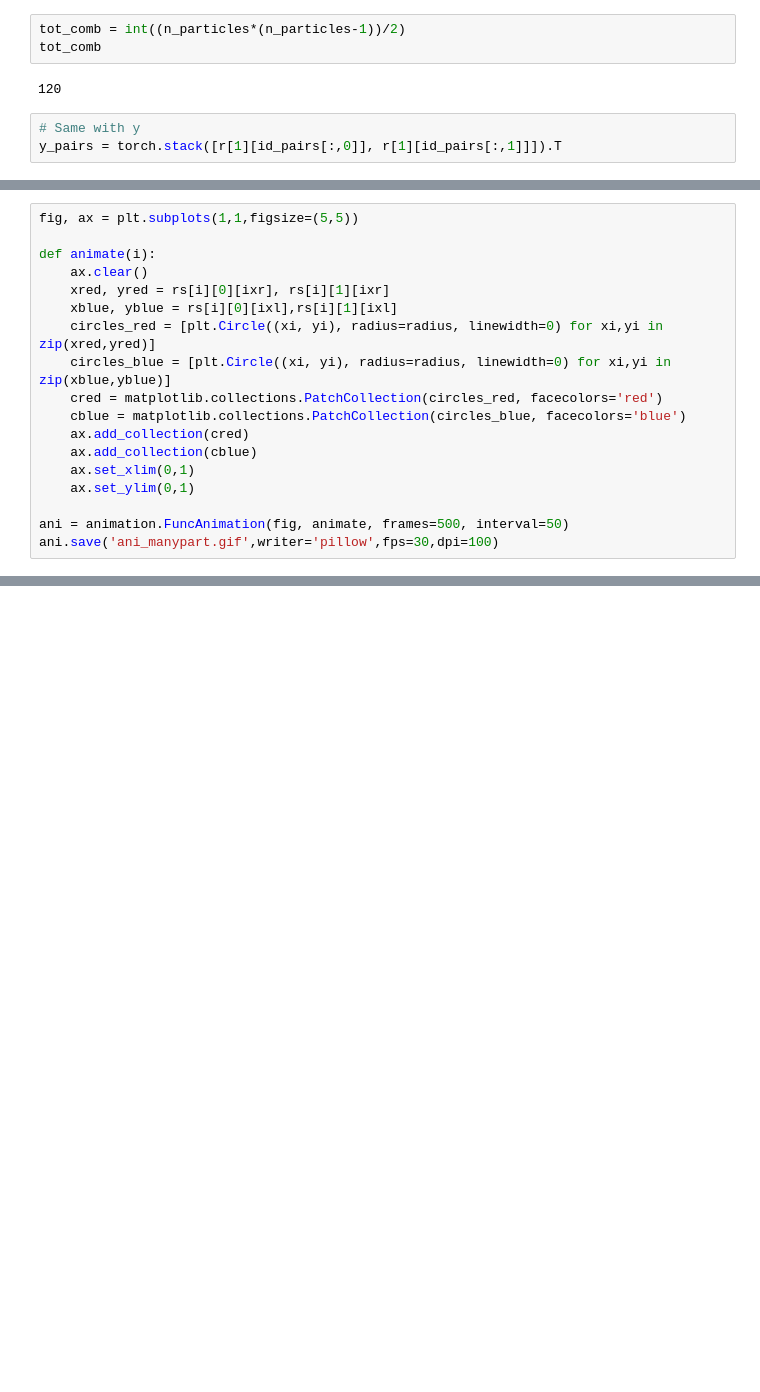
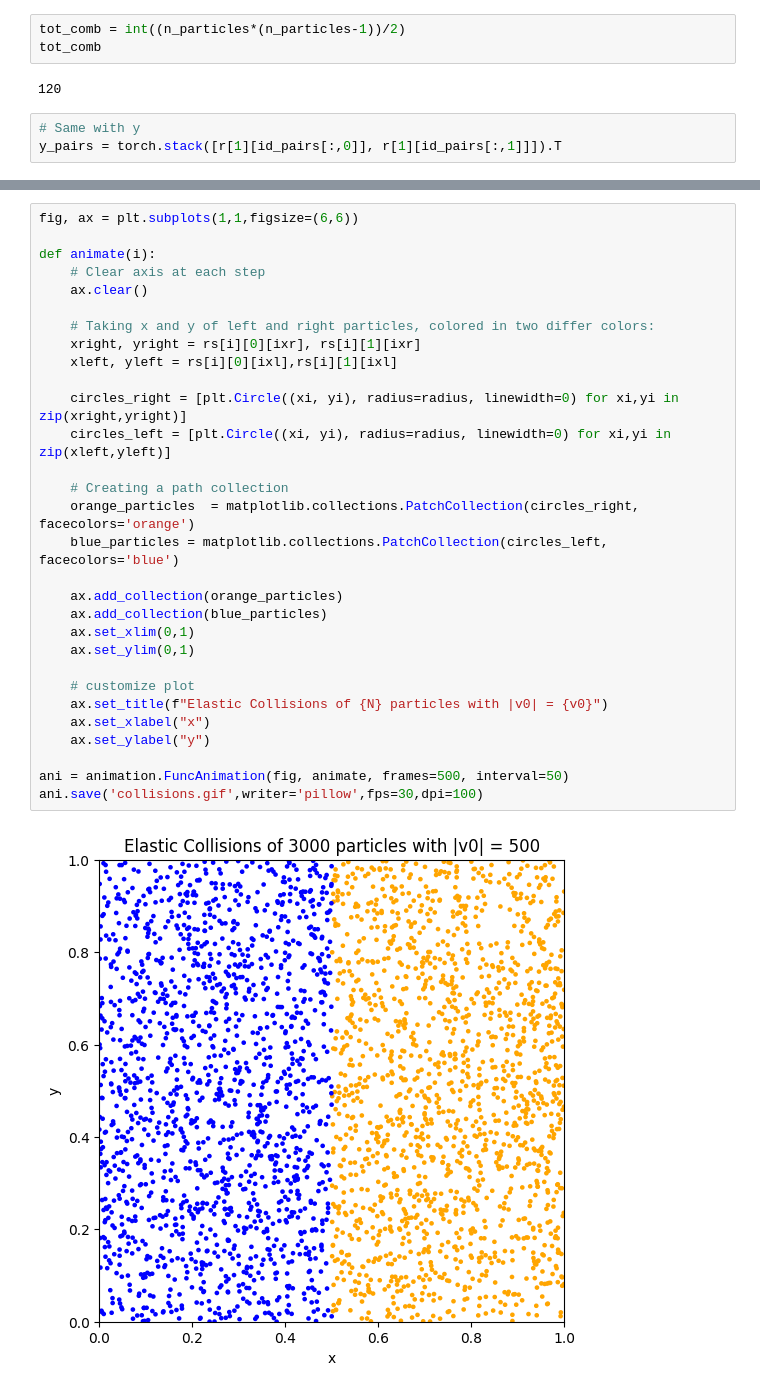
Before and after one commit to mirko-leccese/Science-with-Python-Library, a Jupyter notebook: physics/thermodynamics/maxwell-boltzmann_with_torch.ipynb, the cells around one changed output, grey strips where cells are left out. Drawn from its saved outputs; the diff is of its cells as text; blank space fills up the shorter version.

```diff
--- a/physics/thermodynamics/maxwell-boltzmann_with_torch.ipynb
+++ b/physics/thermodynamics/maxwell-boltzmann_with_torch.ipynb
@@ -447,18 +542,0 @@ rs, vs = motion(r, v, ids_pairs, ts=t_steps, dt=dt, d_cutoff=2*radius)
-# %%
-fig, ax = plt.subplots(1,1,figsize=(5,5))
-
-def animate(i):
-    ax.clear()
-    xred, yred = rs[i][0][ixr], rs[i][1][ixr]
-    xblue, yblue = rs[i][0][ixl],rs[i][1][ixl]
-    circles_red = [plt.Circle((xi, yi), radius=radius, linewidth=0) for xi,yi in zip(xred,yred)]
-    circles_blue = [plt.Circle((xi, yi), radius=radius, linewidth=0) for xi,yi in zip(xblue,yblue)]
-    cred = matplotlib.collections.PatchCollection(circles_red, facecolors='red')
-    cblue = matplotlib.collections.PatchCollection(circles_blue, facecolors='blue')
-    ax.add_collection(cred)
-    ax.add_collection(cblue)
-    ax.set_xlim(0,1)
-    ax.set_ylim(0,1)
-
-ani = animation.FuncAnimation(fig, animate, frames=500, interval=50)
-ani.save('ani_manypart.gif',writer='pillow',fps=30,dpi=100)
@@ -466,0 +553,32 @@ ani.save('ani_manypart.gif',writer='pillow',fps=30,dpi=100)
+# %%
+fig, ax = plt.subplots(1,1,figsize=(6,6))
+
+def animate(i):
+    # Clear axis at each step
+    ax.clear()
+
+    # Taking x and y of left and right particles, colored in two differ colors:
+    xright, yright = rs[i][0][ixr], rs[i][1][ixr]
+    xleft, yleft = rs[i][0][ixl],rs[i][1][ixl]
+
+    circles_right = [plt.Circle((xi, yi), radius=radius, linewidth=0) for xi,yi in zip(xright,yright)]
+    circles_left = [plt.Circle((xi, yi), radius=radius, linewidth=0) for xi,yi in zip(xleft,yleft)]
+
+    # Creating a path collection
+    orange_particles  = matplotlib.collections.PatchCollection(circles_right, facecolors='orange')
+    blue_particles = matplotlib.collections.PatchCollection(circles_left, facecolors='blue')
+
+    ax.add_collection(orange_particles)
+    ax.add_collection(blue_particles)
+    ax.set_xlim(0,1)
+    ax.set_ylim(0,1)
+
+    # customize plot
+    ax.set_title(f"Elastic Collisions of {N} particles with |v0| = {v0}")
+    ax.set_xlabel("x")
+    ax.set_ylabel("y")
+
+ani = animation.FuncAnimation(fig, animate, frames=500, interval=50)
+ani.save('collisions.gif',writer='pillow',fps=30,dpi=100)
+# %% [output]
+[figure, added]
```
Also changed, not shown: parts of 49 cells of this notebook, 2 other files.
